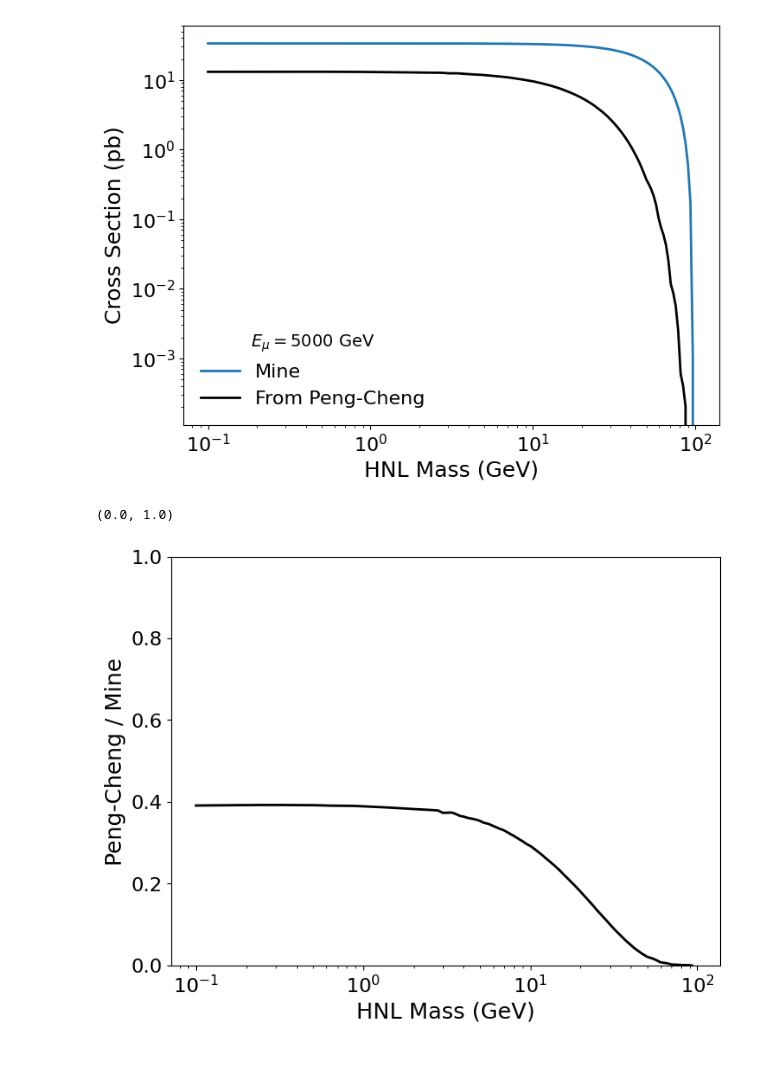
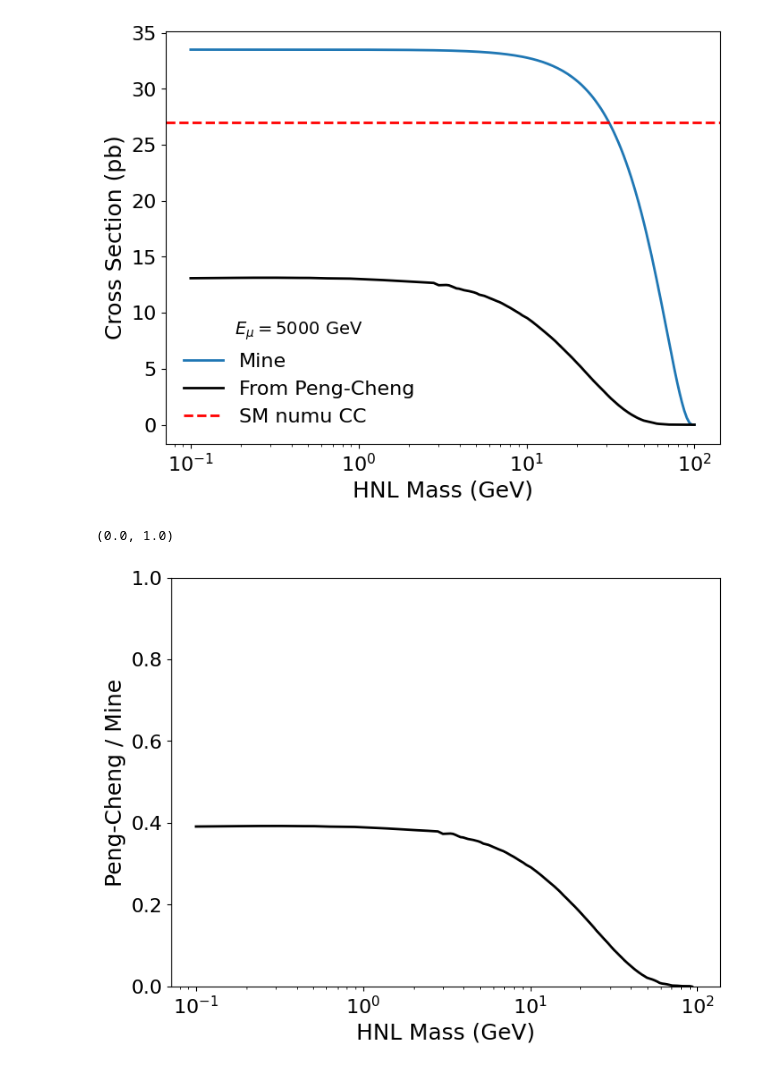
Before and after one commit to nickkamp1/NeutrinoFactoryHNL, a Jupyter notebook: CrossSections.ipynb, the cells around one changed output. Cells and saved outputs as stored; diff of their text form; code cells hidden in the pictures.

```diff
--- a/CrossSections.ipynb
+++ b/CrossSections.ipynb
@@ -7,26 +7,29 @@ from scipy.interpolate import interp1d
 # %%
 xs_data = np.loadtxt('data/HNL_xs.txt')
 xs_data_interp = interp1d(xs_data[:, 0], xs_data[:, 1], kind='linear', fill_value='extrapolate')
+
+SM_numu_xs = 2.7e-35*1e-4 # m^2
 # %%
 m_N_range = np.logspace(-1, 2, 200)  # HNL mass range from 0.1 to 2 GeV
 E_mu_range = [5000]  # Muon energies in GeV
 for E_mu in E_mu_range:
     xs = [sigma(E_mu, m_N, 1)/1e-40 for m_N in m_N_range]
     plt.plot(m_N_range, xs, label='Mine')
 plt.plot(m_N_range, xs_data_interp(m_N_range), color="black", label='From Peng-Cheng')
+plt.axhline(y=SM_numu_xs/1e-40, color='red', linestyle='--', label='SM numu CC')
 plt.xlabel('HNL Mass (GeV)')
 plt.ylabel('Cross Section (pb)')
 plt.legend(title=r"$E_\mu = %d$ GeV" % E_mu)
-plt.loglog()
+plt.semilogx()
 #plt.ylim(1e-45,1e-38)
 plt.show()
 
 plt.plot(m_N_range, xs_data_interp(m_N_range) / (sigma(5000, m_N_range, 1)/1e-40), color="black")
 plt.xlabel('HNL Mass (GeV)')
 plt.ylabel('Peng-Cheng / Mine')
 plt.semilogx()
 plt.ylim(0,1)
 # %% [output]
-[figure, old version]
+[figure, new version]
 (0.0, 1.0)
 [figure]
```
Also changed, not shown: 23 other files.
